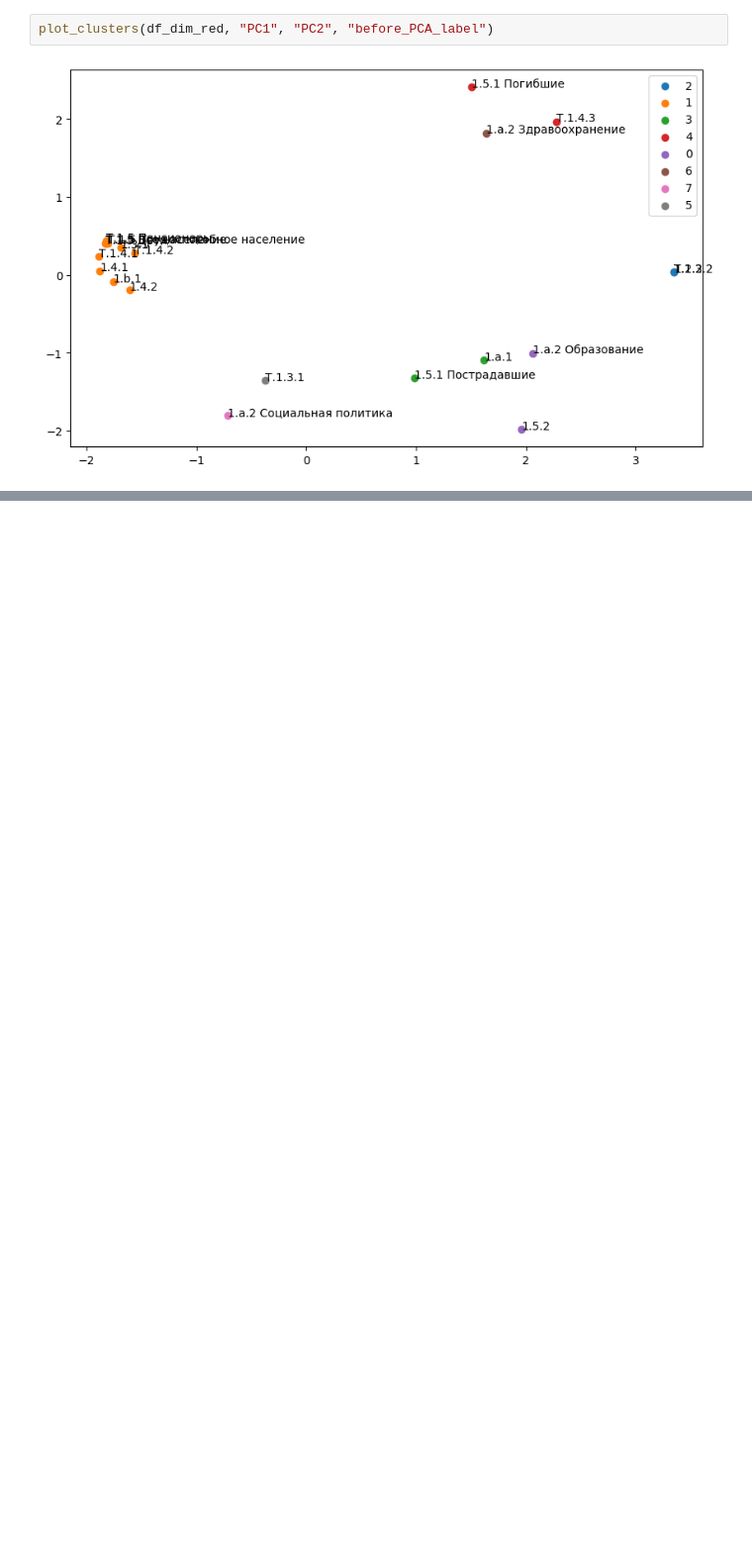
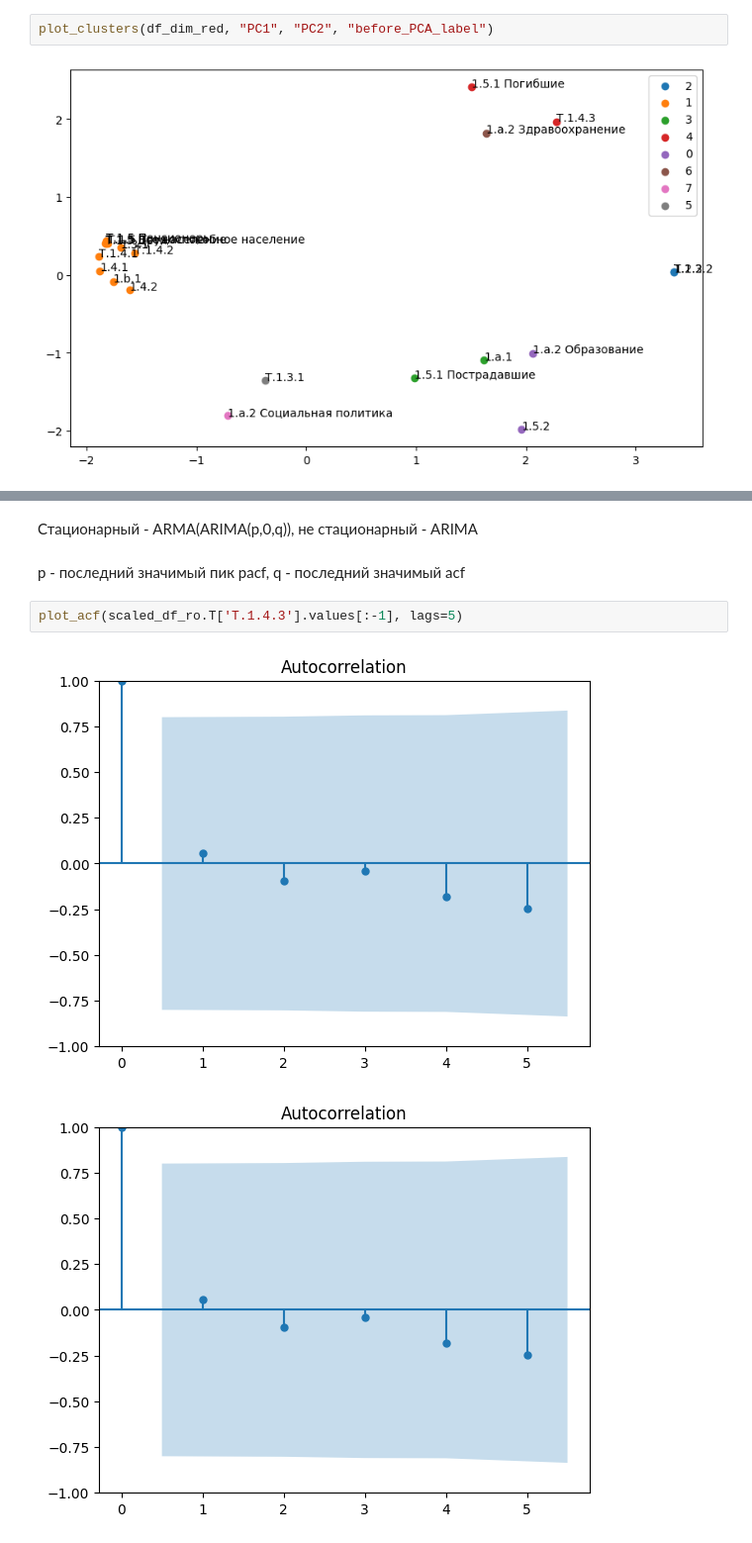
Before and after one commit to dripowner/SDG, a Jupyter notebook: main.ipynb, the cells around one changed output, grey strips where cells are left out. Shown at 99% size. Cells and saved outputs as stored; diff of their text form; blank space fills up the shorter version.

Commit message:
add arima, arch, update requirements

```diff
--- a/main.ipynb
+++ b/main.ipynb
@@ -239,0 +305,9 @@ plot_clusters(df_dim_red, "PC1", "PC2", "before_PCA_label")
+# %% [markdown]
+Стационарный - ARMA(ARIMA(p,0,q)), не стационарный - ARIMA
+# %% [markdown]
+p - последний значимый пик pacf, q - последний значимый acf
+# %%
+plot_acf(scaled_df_ro.T['Т.1.4.3'].values[:-1], lags=5)
+# %% [output]
+[figure, added]
+[figure, added]
```
Also changed, not shown: parts of 24 cells of this notebook, 1 other file.
